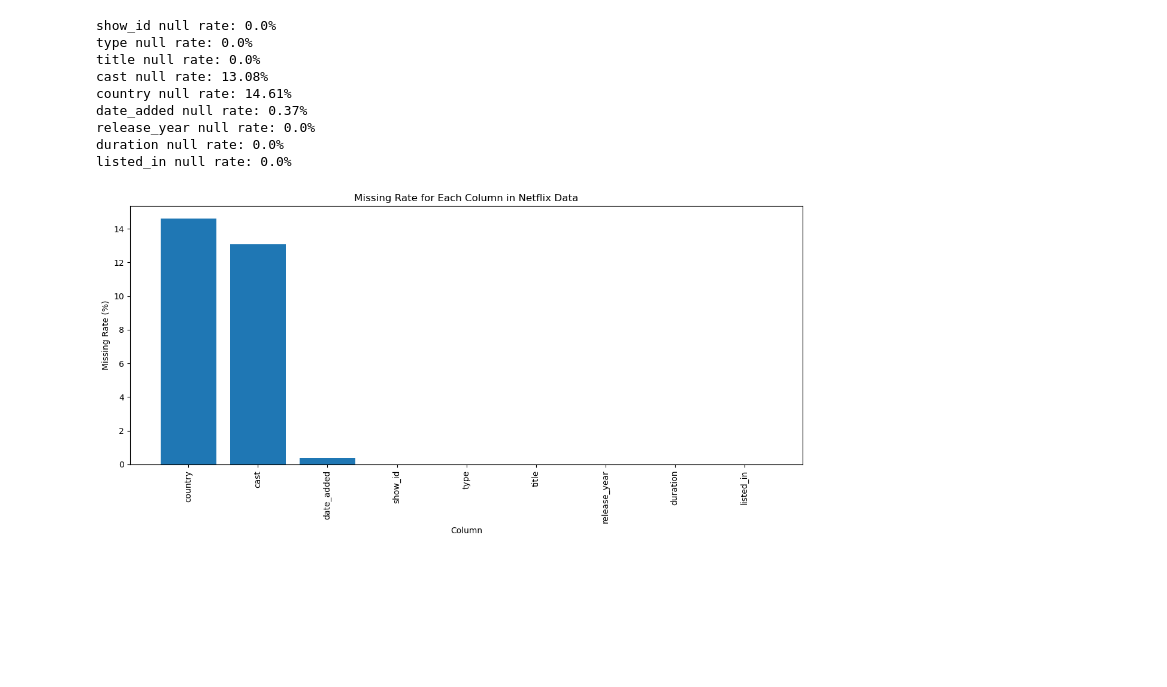
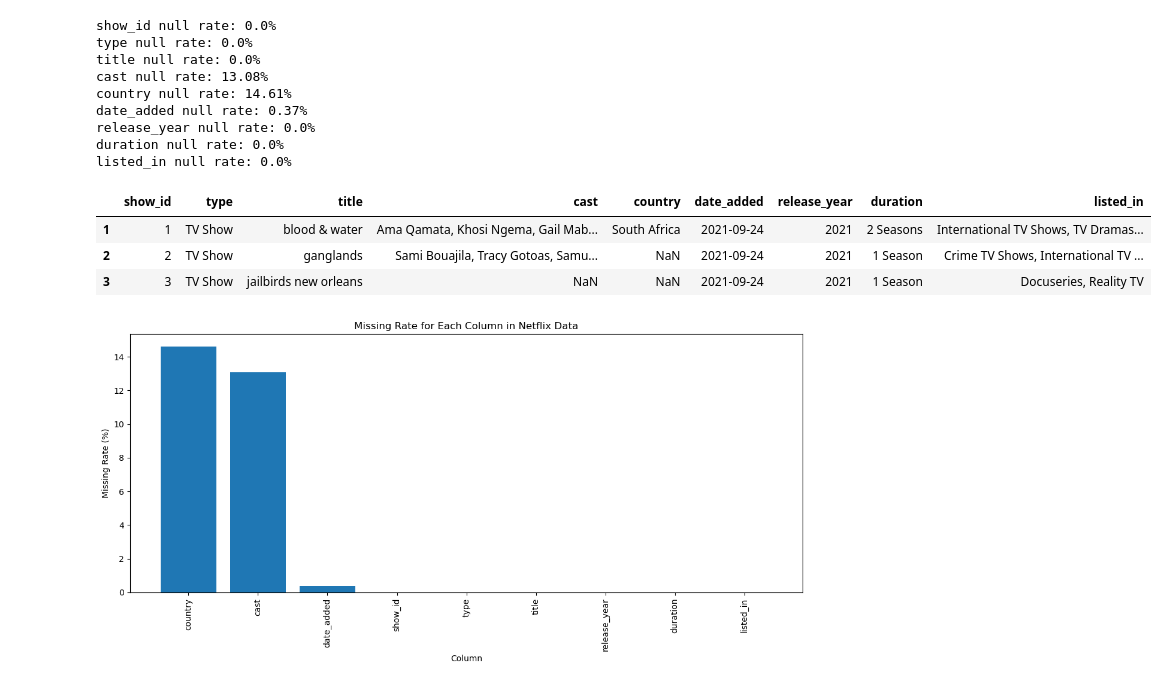
Before and after one commit to minyichen666/CineFusion-Central, a Jupyter notebook: Data-cleaning-netfliex.ipynb, the cells around one changed output. Drawn from its saved outputs; the diff is of its cells as text; code cells hidden in the pictures; blank space fills up the shorter version.

```diff
--- a/Data-cleaning-netfliex.ipynb
+++ b/Data-cleaning-netfliex.ipynb
@@ -65,6 +87,13 @@ date_added null rate: 0.37%
 release_year null rate: 0.0%
 duration null rate: 0.0%
 listed_in null rate: 0.0%
+# %%
+netflix_data.head(3)
+# %% [output]
+|  | show_id | type | title | cast | country | date_added | release_year | duration | listed_in |
+| 1 | 1 | TV Show | blood & water | Ama Qamata, Khosi Ngema, Gail Mab... | South Africa | 2021-09-24 | 2021 | 2 Seasons | International TV Shows, TV Dramas... |
+| 2 | 2 | TV Show | ganglands | Sami Bouajila, Tracy Gotoas, Samu... | NaN | 2021-09-24 | 2021 | 1 Season | Crime TV Shows, International TV ... |
+| 3 | 3 | TV Show | jailbirds new orleans | NaN | NaN | 2021-09-24 | 2021 | 1 Season | Docuseries, Reality TV |
 # %%
 missing_data = pd.DataFrame(columns=['Column', 'MissingRate'])
 
```
Also changed, not shown: parts of 19 cells of this notebook, 6 other files.
